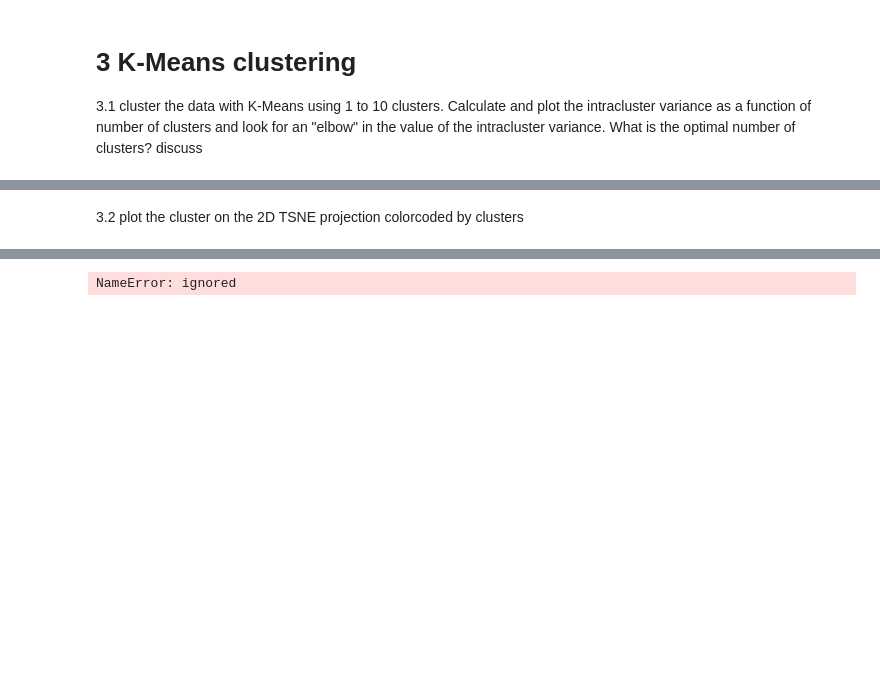
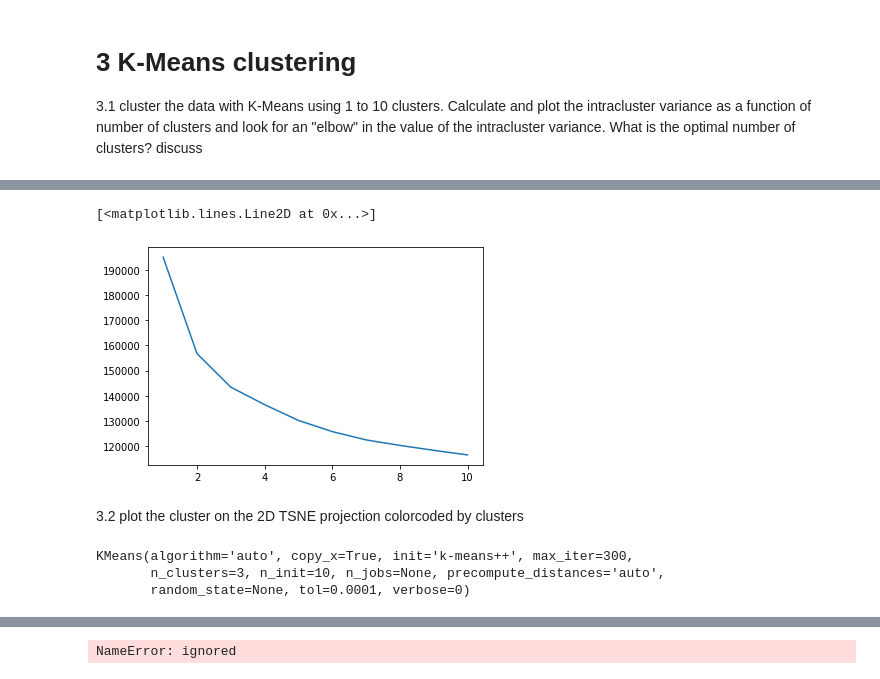
Before and after one commit to bflaggs/DSPS_BFlaggs, a Jupyter notebook: HW7/ClusteringGenes.ipynb, the cells around one changed output, grey strips where cells are left out. Drawn from its saved outputs; the diff is of its cells as text; code cells hidden in the pictures; blank space fills up the shorter version.

Commit message:
Add half of k-means analysis

```diff
--- a/HW7/ClusteringGenes.ipynb
+++ b/HW7/ClusteringGenes.ipynb
@@ -155,3 +184,27 @@ def calICVar(X, labels):
+# %%
+def calICVar(points, labels, centers):
+  variances = []
+  clusters = np.amax(labels) + 1
+  for i in range(clusters):
+    sum = 0
+    for j in range(len(points)):
+      for k in range(75):
+        if(i == labels[j]):
+          sum += (abs(points.iloc[j][k]-centers[i][k]))**2
+    variances.append(sum)
+  print(variances)
+  return np.sum(variances)
 # %% [markdown]
 # 3 K-Means clustering
 3.1 cluster the data with K-Means using 1 to 10 clusters. Calculate and plot the intracluster variance as a function of number of clusters and look for an "elbow" in the value of the intracluster variance. What is the optimal number of clusters? discuss
+# %%
+nClust = 10
+Nvals = []
+ICVvals = []
+
+for i in range(nClust):
+  Nvals.append(i+1)
+  geneclustersKM = cluster.KMeans(n_clusters=(i+1)).fit(scaledgenes)
+  ICV = calICVar(scaledgenes, geneclustersKM.labels_,
+                 geneclustersKM.cluster_centers_)
+  ICVvals.append(ICV)
@@ -158,2 +222,14 @@ def calICVar(X, labels):
+# %%
+pl.plot(Nvals, ICVvals)
+# %% [output]
+[<matplotlib.lines.Line2D at 0x...>]
+[figure, added]
 # %% [markdown]
 3.2 plot the cluster on the 2D TSNE projection colorcoded by clusters
+# %%
+geneclustersKM = cluster.KMeans(n_clusters=3).fit(scaledgenes)
+geneclustersKM
+# %% [output]
+KMeans(algorithm='auto', copy_x=True, init='k-means++', max_iter=300,
+       n_clusters=3, n_init=10, n_jobs=None, precompute_distances='auto',
+       random_state=None, tol=0.0001, verbose=0)
```
Also changed, not shown: parts of 11 cells of this notebook.
